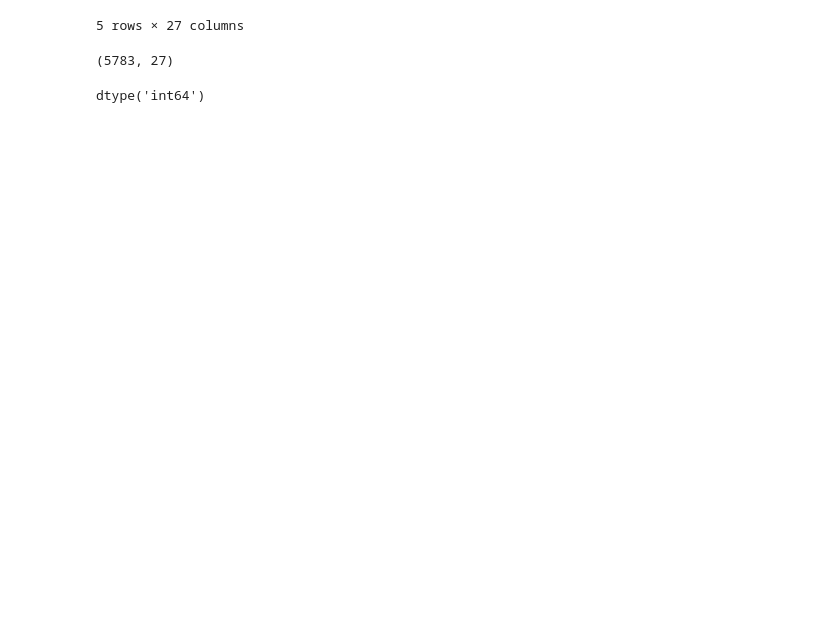
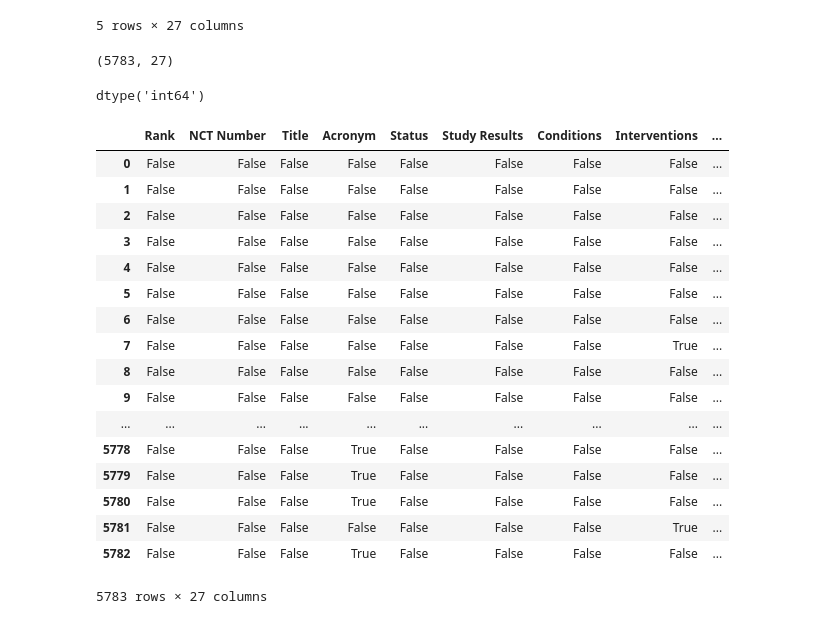
Before and after one commit to saikrish1907/EDA, a Jupyter notebook: COVID Trials/covid.ipynb, the cells around one changed output. Drawn from its saved outputs; the diff is of its cells as text; code cells hidden in the pictures; blank space fills up the shorter version.

```diff
--- a/COVID Trials/covid.ipynb
+++ b/COVID Trials/covid.ipynb
@@ -27,3 +27,24 @@ data.shape
 data['Rank'].dtype
 # %% [output]
 dtype('int64')
+# %%
+data.isnull()
+# %% [output]
+|  | Rank | NCT Number | Title | Acronym | Status | Study Results | Conditions | Interventions | ... |
+| 0 | False | False | False | False | False | False | False | False | ... |
+| 1 | False | False | False | False | False | False | False | False | ... |
+| 2 | False | False | False | False | False | False | False | False | ... |
+| 3 | False | False | False | False | False | False | False | False | ... |
+| 4 | False | False | False | False | False | False | False | False | ... |
+| 5 | False | False | False | False | False | False | False | False | ... |
+| 6 | False | False | False | False | False | False | False | False | ... |
+| 7 | False | False | False | False | False | False | False | True | ... |
+| 8 | False | False | False | False | False | False | False | False | ... |
+| 9 | False | False | False | False | False | False | False | False | ... |
+| ... | ... | ... | ... | ... | ... | ... | ... | ... | ... |
+| 5778 | False | False | False | True | False | False | False | False | ... |
+| 5779 | False | False | False | True | False | False | False | False | ... |
+| 5780 | False | False | False | True | False | False | False | False | ... |
+| 5781 | False | False | False | False | False | False | False | True | ... |
+| 5782 | False | False | False | True | False | False | False | False | ... |
+5783 rows × 27 columns
```
